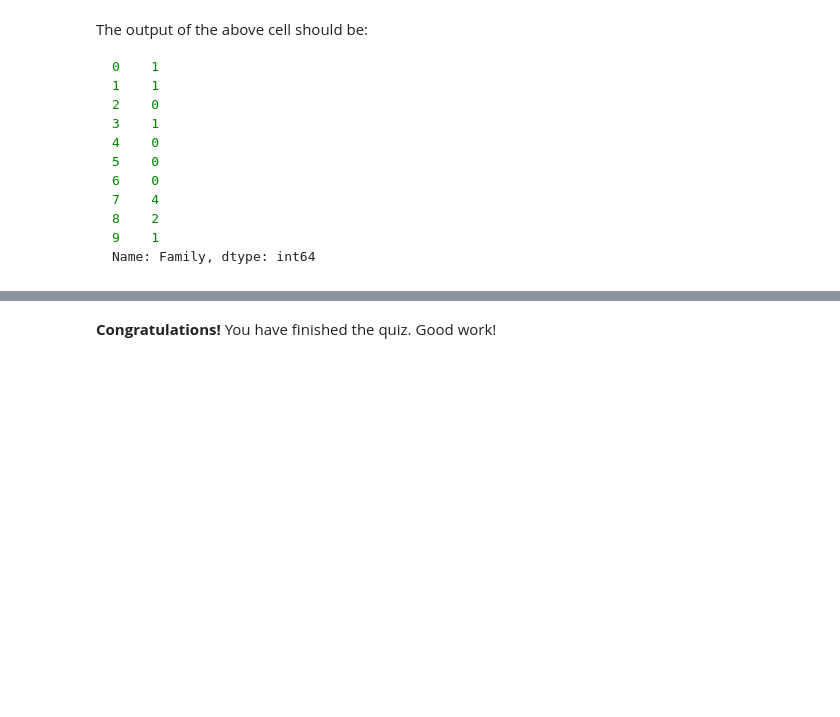
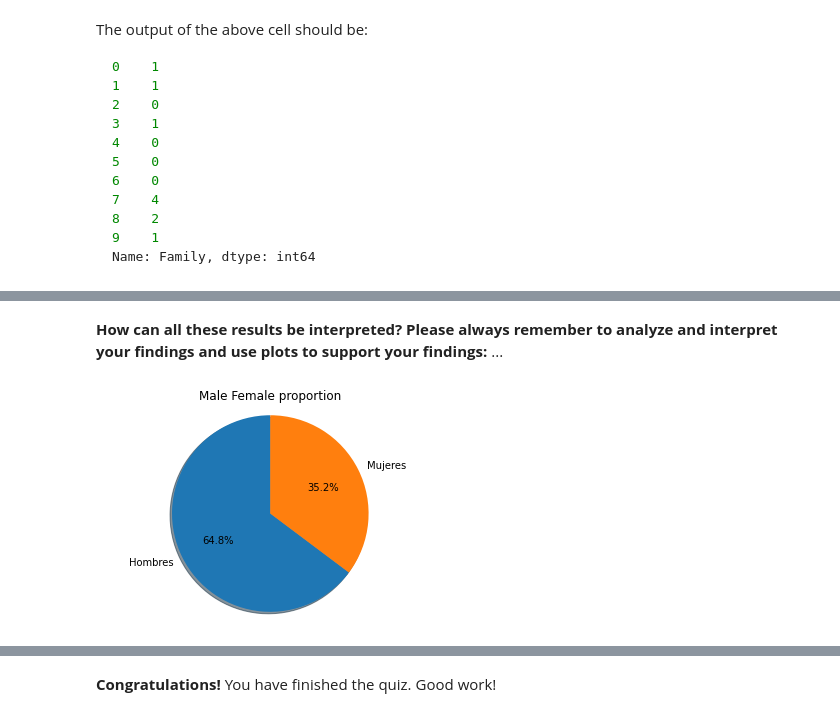
Before and after one commit to dmojicam/AlgorithmsUN2022II, a Jupyter notebook: Quiz2/dmojicam_Quiz_2_Python_Pandas_UNCode.ipynb, the cells around one changed output, grey strips where cells are left out. Cells and saved outputs as stored; diff of their text form; code cells hidden in the pictures; blank space fills up the shorter version.

```diff
--- a/Quiz2/dmojicam_Quiz_2_Python_Pandas_UNCode.ipynb
+++ b/Quiz2/dmojicam_Quiz_2_Python_Pandas_UNCode.ipynb
@@ -691,0 +699,22 @@ Name: Family, dtype: int64
+# %% [markdown]
+**How can all these results be interpreted? Please always remember to analyze and interpret your findings and use plots to support your findings:** ...
+# %%
+sex_counts=df.Sex.value_counts()
+survived_counts=df.Survived.value_counts()
+pclass_counts=df.Pclass.value_counts()
+# %%
+import matplotlib.pyplot as plt
+
+# Pie chart, where the slices will be ordered and plotted counter-clockwise:
+labels = 'Hombres', 'Mujeres'
+sizes = sex_counts
+
+
+fig1, ax1 = plt.subplots()
+ax1.pie(sizes, labels=labels, autopct='%1.1f%%',
+        shadow=True, startangle=90)
+ax1.axis('equal')  # Equal aspect ratio ensures that pie is drawn as a circle.
+plt.title("Male Female proportion")
+plt.show()
+# %% [output]
+[figure, added]
```
Also changed, not shown: parts of 12 cells of this notebook.
